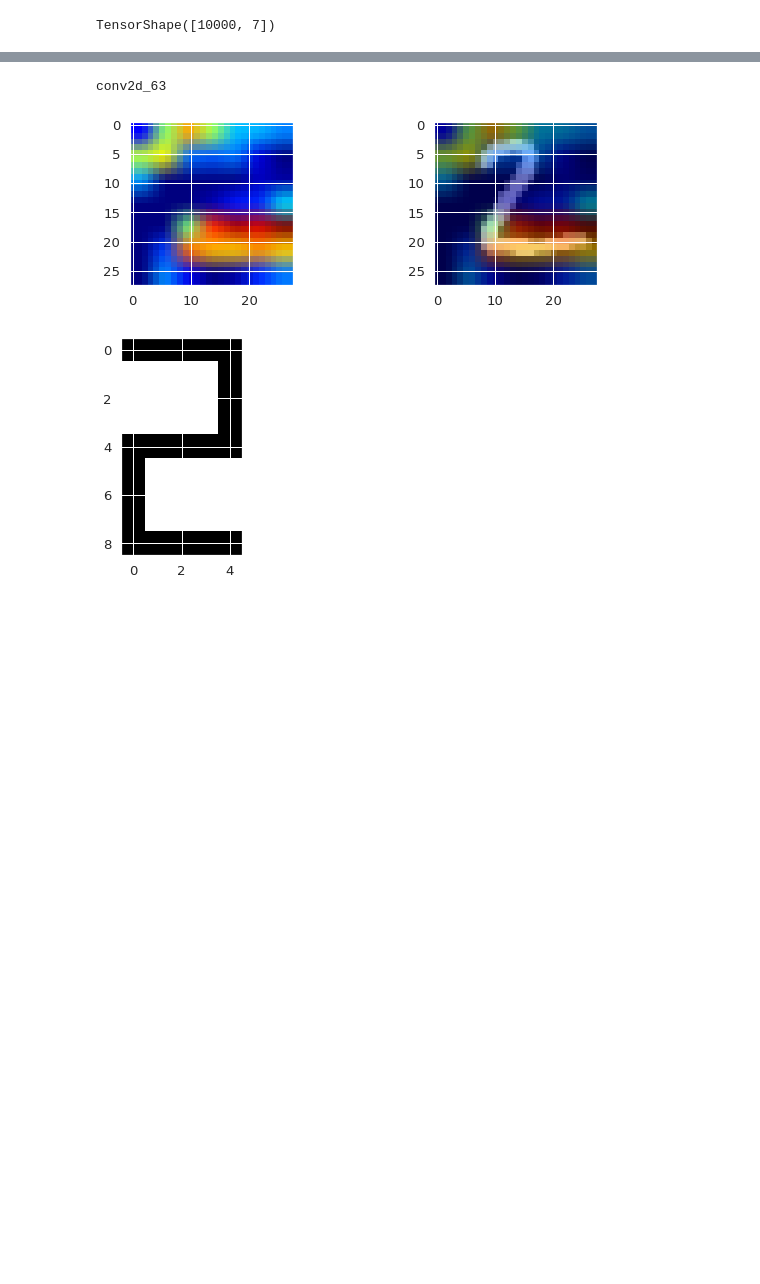
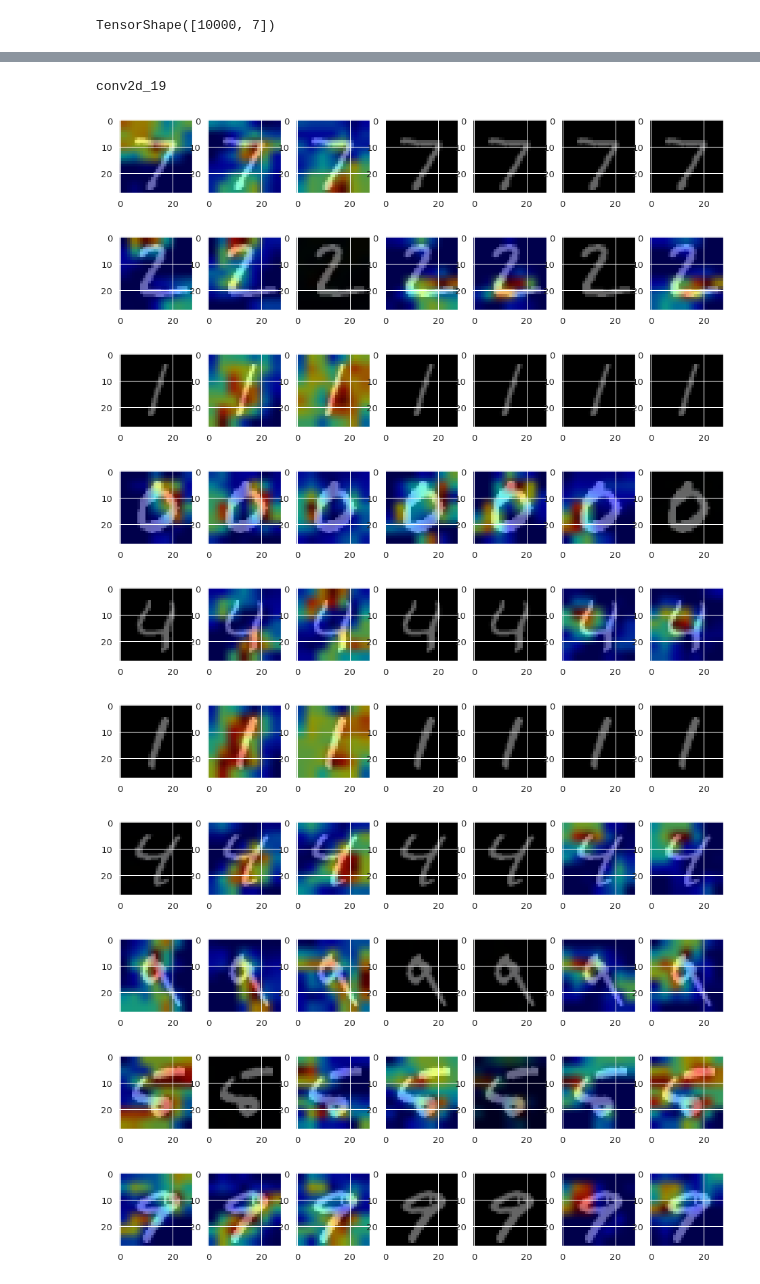
Before and after one commit to Salahidine2002/CNN_XAI, a Jupyter notebook: notebooks/tests.ipynb, the cells around one changed output, grey strips where cells are left out. Saved outputs shown, nothing was run; the diff lists cells and outputs as text; code cells hidden in the pictures; blank space fills up the shorter version.

```diff
--- a/notebooks/tests.ipynb
+++ b/notebooks/tests.ipynb
@@ -394,3 +408,23 @@ Epoch 5/5
+# %%
+from tqdm import tqdm
+
+epochs = 8
+batch_size = 64
+
+
+for epoch in tqdm(range(epochs), desc="Epochs"):
+    for batch in tqdm(range(0, len(train_images), batch_size), desc="Batches", leave=False):
+
+        batch_images = train_images[batch : batch + batch_size]
+        batch_labels = train_features[batch : batch + batch_size]
+        # print(batch_images.shape, batch_labels.shape)
+
+        mixed_images, mixed_labels = mixup_data(batch_images, batch_labels)
+
+        # print(mixed_images.shape, mixed_labels.shape)
+
+        # Train your model using mixed_images and mixed_labels
+        model_features.train_on_batch(mixed_images, mixed_labels)
 # %%
 test_loss, test_acc = model_features.evaluate(test_images, test_features)
 print(f'Test accuracy: {test_acc}')
@@ -569,7 +605,7 @@ last_conv_layer_name = model_features.layers[-3].name
 print(last_conv_layer_name)
 
 
-id = 1
+id = 6
 # img_array = get_img_array(test_image_folder_path+L[0], size=(image_height, image_width))
 img_array = np.array([test_images[id]])
 
@@ -590,45 +626,68 @@ def assemble_grads(img_array, idx=None):
     for i in range(len(preds[0])) :
         # print(preds[0])
         if idx :
             i = idx
         pred_index = i
         heatmap = make_gradcam_heatmap(img_array, model_features, last_conv_layer_name, pred_index=pred_index)
         j = save_and_display_gradcam(img_array[0], heatmap, cam_path="cam.jpg", alpha=0.4)
         # print(j.shape)
-        jet_heatmap += j*preds[0, i]
+        jet_heatmap += j #*preds[0, i]
     return jet_heatmap
 
 
 # pred_index = np.argmax(preds)
 # # pred_index = 4
 # print("Predicted:", pred_index)
 
 
 # # Generate class activation heatmap
 
 
 
+
 # print(heatmap)
 # Display heatmap
-jet_heatmap  = assemble_grads(img_array, 3)
-if np.max(jet_heatmap) :
-    jet_heatmap /= np.max(jet_heatmap)
+# jet_heatmap  = assemble_grads(img_array, 2)
+# if np.max(jet_heatmap) :
+#     jet_heatmap /= np.max(jet_heatmap)
 
 # print(pred_features[id])
 
-fig, axs = plt.subplots(1, 2, figsize=(10, 3))
+for i in range(100) :
 
-axs[0].imshow(jet_heatmap)
+    img_array = np.array([test_images[i]])
+    fig, axs = plt.subplots(1, 7, figsize=(16, 8))
+    preds = model_features.predict(img_array)
+
+    for j in range(7) :
+
+        heatmap = make_gradcam_heatmap(img_array, model_features, last_conv_layer_name, pred_index=j)
+        jet_heatmap = save_and_display_gradcam(img_array[0], heatmap, cam_path="cam.jpg", alpha=0.4)
+
+        axs[j].imshow(img_array[0][:, :, 0], cmap='gray')
+        axs[j].imshow(jet_heatmap*preds[0, j], alpha=0.6)
+
+    plt.show()
+
+
+
 # plt.show()
 
-axs[1].imshow(img_array[0][:, :, 0], cmap='gray')
-axs[1].imshow(jet_heatmap, alpha=0.6)
-plt.show()
 
-mat = draw_digit(pred_features[id], 0)
-plt.imshow(mat, cmap='Greys')
-plt.show()
+
+
+# mat = draw_digit(pred_features[id], 0)
+# plt.imshow(mat, cmap='Greys')
+# plt.show()
 # %% [output]
-conv2d_63
+conv2d_19
-[figure, old version]
+[figure, new version]
-[figure, old version]
+[figure, new version]
+[figure, added]
+[figure, added]
+[figure, added]
+[figure, added]
+[figure, added]
+[figure, added]
+[figure, added]
+[figure, added]
```
Also changed, not shown: parts of 17 cells of this notebook.
